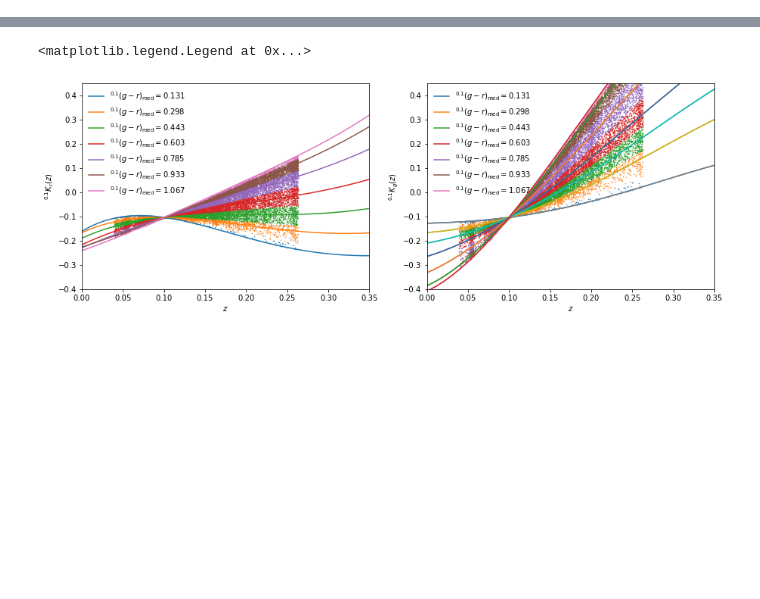
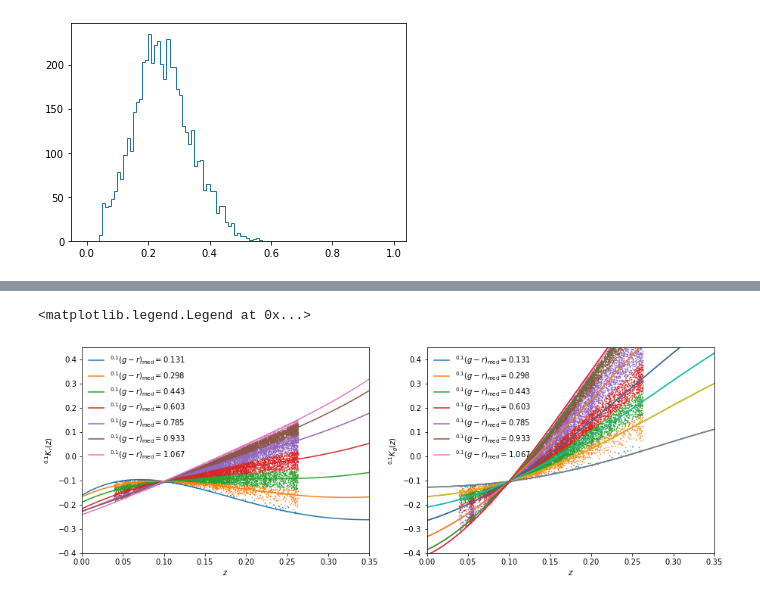
Before and after one commit to SgmAstro/DESI, a Jupyter notebook: kE_catQA.ipynb, the cells around one changed output, grey strips where cells are left out. Drawn from its saved outputs; the diff is of its cells as text; code cells hidden in the pictures; blank space fills up the shorter version.

Commit message:
running zmax.

```diff
--- a/kE_catQA.ipynb
+++ b/kE_catQA.ipynb
@@ -55,3 +55,6 @@ Table length=20000
 | 289058 | 587726031712092552 | 180.9586962 | 1.77134576 | 19.497372 | 0.26134 | 4 | G12_Y2_035_235 | 5 | 22.628565 | ... |
 | 289046 | 587726031712092519 | 180.98389503 | 1.78228368 | 18.230383 | 0.23384 | 4 | G12_Y1_EX1_258 | 6 | 21.63776 | ... |
 | 289048 | 587726031712092525 | 180.98479333 | 1.85610359 | 19.24015 | 0.23189 | 4 | G12_Y1_EX1_263 | 6 | 22.203861 | ... |
+# %%
+gama_zmax = Table.read(os.environ['CSCRATCH'] + '/norberg//GAMA4/gama_gold_zmax_5k.fits')
+gama_zmax
@@ -57,0 +82,4 @@ Table length=20000
+# %%
+_ = pl.hist(gama_zmax['ZMAX'], bins=np.arange(0.0, 1.0, 0.01), histtype='step')
+# %% [output]
+[figure, added]
```
Also changed, not shown: parts of 2 cells of this notebook, 3 other files.
